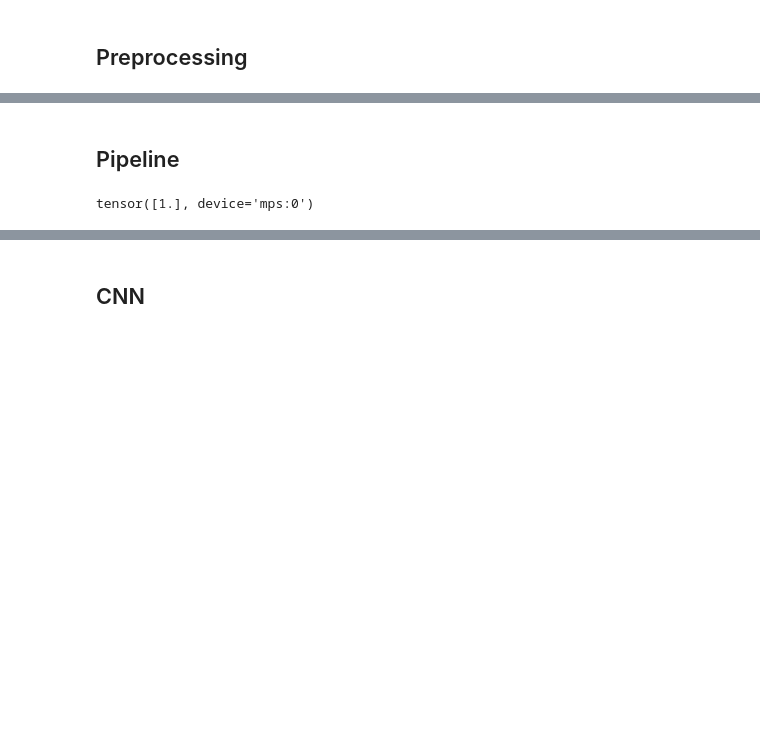
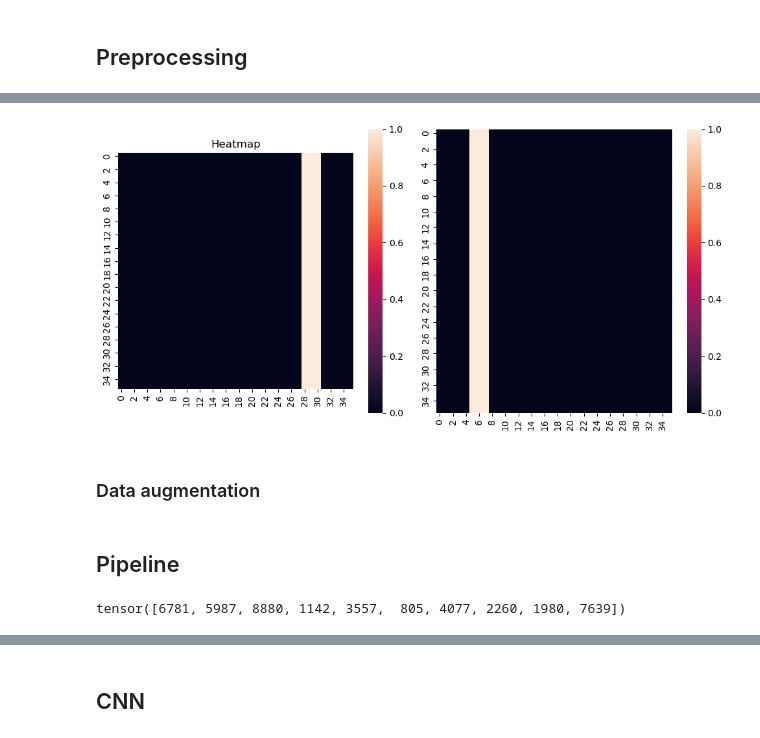
Before and after one commit to AndrejPer/CorrSeg, a Jupyter notebook: script.ipynb, the cells around one changed output, grey strips where cells are left out. Cells and saved outputs as stored; diff of their text form; code cells hidden in the pictures; blank space fills up the shorter version.

```diff
--- a/script.ipynb
+++ b/script.ipynb
@@ -125,2 +233,18 @@ for i, image in enumerate(images_array_imp):
+# %%
+fig, axes = plt.subplots(1, 2, figsize=(10, 5))
+
+sns.heatmap(np.array(in_labels[id].cpu()).reshape(36, 36), ax=axes[0])
+axes[0].set_title('Heatmap')
+axes[0].set_aspect('equal')
+
+sns.heatmap(np.array(out_labels[id].cpu()).reshape(36, 36), ax=axes[1])
+axes[0].set_title('Heatmap')
+axes[0].set_aspect('equal')
+
+plt.tight_layout()
+# %% [output]
+[figure, added]
+# %% [markdown]
+### Data augmentation
 # %% [markdown]
 ## Pipeline
@@ -129,9 +251,6 @@ steps = [('imputer', SimpleImputer())]
-# %%
-if torch.backends.mps.is_available():
-    mps_device = torch.device("mps")
-    x = torch.ones(1, device=mps_device)
-    print (x)
-else:
-    print ("MPS device not found.")
-# %% [output]
-tensor([1.], device='mps:0')
+# %%
+torch.manual_seed(12)  # For reproducibility
+indices = torch.randperm(len(labels))
+print(indices[:10])
+# %% [output]
+tensor([6781, 5987, 8880, 1142, 3557,  805, 4077, 2260, 1980, 7639])
```
Also changed, not shown: parts of 37 cells of this notebook, 1 other file.
